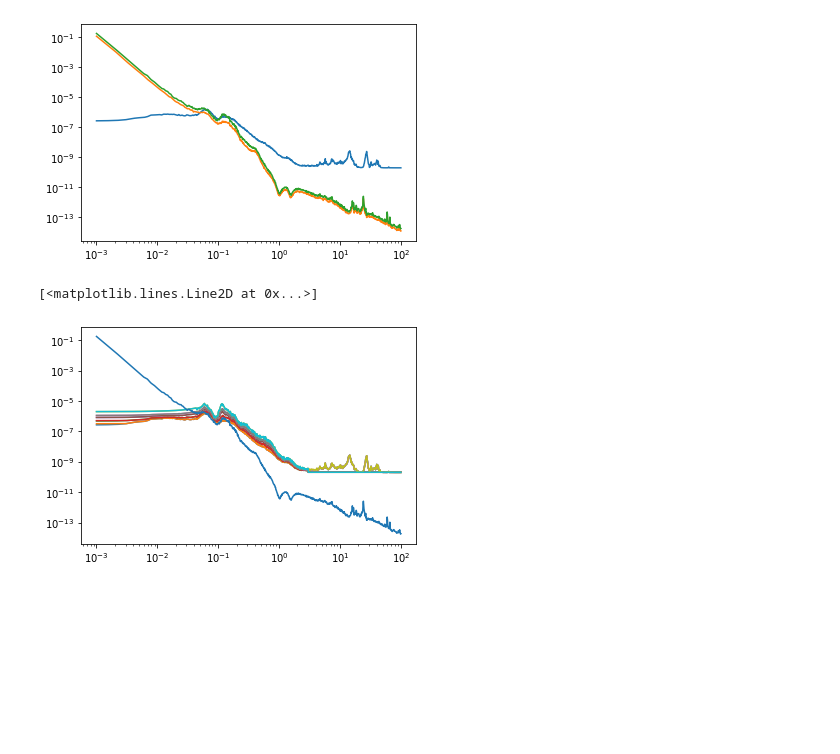
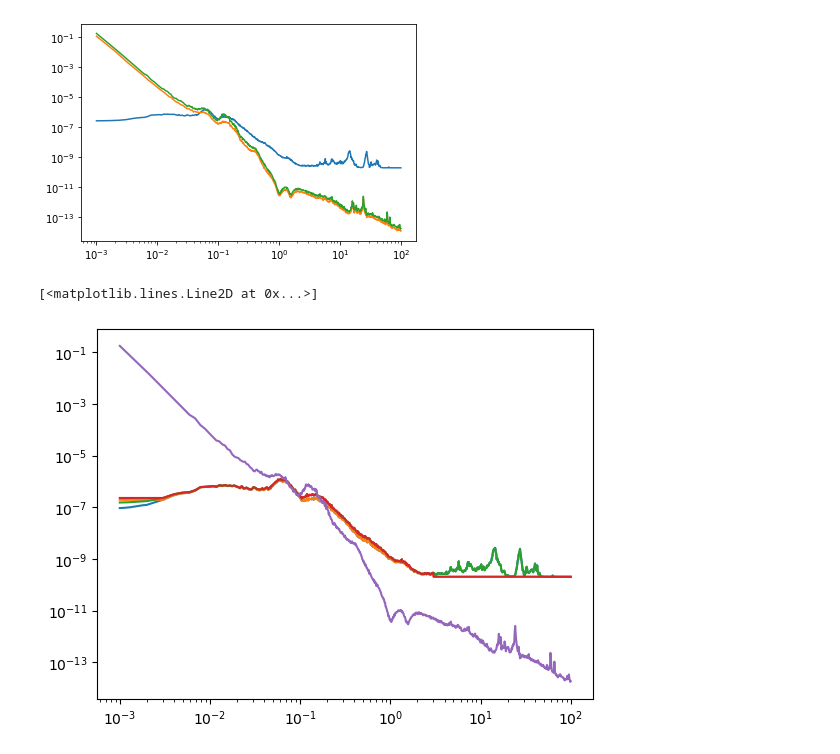
Before and after one commit to terrencetec/seibot, a Jupyter notebook: filter_design/ham4_blend_redo.ipynb, the cells around one changed output. Cells and saved outputs as stored; diff of their text form; code cells hidden in the pictures; blank space fills up the shorter version.

```diff
--- a/filter_design/ham4_blend_redo.ipynb
+++ b/filter_design/ham4_blend_redo.ipynb
@@ -91,6 +91,8 @@ residual_70 = percentile_spectrum(residuals, 0.70)
 residual_80 = percentile_spectrum(residuals, 0.8)
 residual_90 = percentile_spectrum(residuals, 0.9)
 
+seismic_10 = percentile_spectrum(seismics, 0.1)
+seismic_25 = percentile_spectrum(seismics, 0.25)
 seismic_50 = percentile_spectrum(seismics, 0.5)
 seismic_75 = percentile_spectrum(seismics, 0.75)
 seismic_90 = percentile_spectrum(seismics, 0.90)
@@ -112,6 +114,8 @@ residual_70r = 10**np.interp(np.log10(f_), np.log10(f), np.log10(residual_70))
 residual_80r = 10**np.interp(np.log10(f_), np.log10(f), np.log10(residual_80))
 residual_90r = 10**np.interp(np.log10(f_), np.log10(f), np.log10(residual_90))
 
+seismic_10r = 10**np.interp(np.log10(f_), np.log10(f), np.log10(seismic_10))
+seismic_25r = 10**np.interp(np.log10(f_), np.log10(f), np.log10(seismic_25))
 seismic_50r = 10**np.interp(np.log10(f_), np.log10(f), np.log10(seismic_50))
 seismic_75r = 10**np.interp(np.log10(f_), np.log10(f), np.log10(seismic_75))
 seismic_90r = 10**np.interp(np.log10(f_), np.log10(f), np.log10(seismic_90))
@@ -197,6 +203,8 @@ h_sc *= prefilt
 # seismic_90 = seismic_90_npz["asd"]
 
 # Pad
+seismic_10r[f_<0.043] = seismic_10r[f_>0.043][0]
+seismic_25r[f_<0.043] = seismic_25r[f_>0.043][0]
 seismic_50r[f_<0.043] = seismic_50r[f_>0.043][0]
 seismic_75r[f_<0.043] = seismic_75r[f_>0.043][0]
 seismic_90r[f_<0.043] = seismic_90r[f_>0.043][0]
@@ -209,6 +217,10 @@ seismometer_90_npz = np.load("noise_spectrums/ham4/seismometer_90.npz")
 seismometer_90 = seismometer_90_npz["asd"]
 
 # Calculated corrected relative
+n_sc_10 = ((abs(h_sc(1j*2*np.pi*f_))*seismometer_90)**2
+           + (abs((1-h_sc)(1j*2*np.pi*f_))*seismic_10r)**2)**.5
+n_sc_25 = ((abs(h_sc(1j*2*np.pi*f_))*seismometer_90)**2
+           + (abs((1-h_sc)(1j*2*np.pi*f_))*seismic_25r)**2)**.5
 n_sc_50 = ((abs(h_sc(1j*2*np.pi*f_))*seismometer_90)**2
            + (abs((1-h_sc)(1j*2*np.pi*f_))*seismic_50r)**2)**.5
 
@@ -230,6 +242,8 @@ def noise_model(f, na, nb, a, b):
 n_ade1_params = [1*10**-10.0625, 2e-10, 0.75, 0]
 n_cps = noise_model(f_, *n_ade1_params)
 
+n_rel_10 = (n_cps**2 + n_sc_10**2)**.5
+n_rel_25 = (n_cps**2 + n_sc_25**2)**.5
 n_rel_50 = (n_cps**2 + n_sc_50**2)**.5
 n_rel_75 = (n_cps**2 + n_sc_75**2)**.5
 n_rel_90 = (n_cps**2 + n_sc_90**2)**.5
@@ -254,6 +268,14 @@ residual_50r_pad[f_>20] = residual_50r[f_<20][-1]
 residual_90r_pad = residual_90r.copy()
 residual_90r_pad[f_<3e-3] = residual_90r[f_>3e-3][0]
 residual_90r_pad[f_>20] = residual_90r[f_<20][-1]
+
+n_rel_10_pad = n_rel_10.copy()
+n_rel_10_pad[f_<3e-3] = n_rel_10[f_>3e-3][0]
+n_rel_10_pad[f_>3] = n_cps[f_<3][-1]
+
+n_rel_25_pad = n_rel_25.copy()
+n_rel_25_pad[f_<3e-3] = n_rel_25[f_>3e-3][0]
+n_rel_25_pad[f_>3] = n_cps[f_<3][-1]
 
 n_rel_50_pad = n_rel_50.copy()
 n_rel_50_pad[f_<3e-3] = n_rel_50[f_>3e-3][0]
@@ -275,27 +297,33 @@ n_rel_99_pad = n_rel_99.copy()
 n_rel_99_pad[f_<3e-3] = n_rel_99[f_>3e-3][0]
 n_rel_99_pad[f_>3] = n_cps[f_<3][-1]
 # %%
-plt.loglog(f_, n_rel_50)
-plt.loglog(f_, n_rel_50_pad)
+plt.loglog(f_, n_rel_10)
+plt.loglog(f_, n_rel_10_pad)
 
-plt.loglog(f_, n_rel_75)
-plt.loglog(f_, n_rel_75_pad)
+plt.loglog(f_, n_rel_25)
+plt.loglog(f_, n_rel_25_pad)
 
-plt.loglog(f_, n_rel_90)
-plt.loglog(f_, n_rel_90_pad)
+# plt.loglog(f_, n_rel_50)
+# plt.loglog(f_, n_rel_50_pad)
 
-plt.loglog(f_, n_rel_95)
-plt.loglog(f_, n_rel_95_pad)
-plt.loglog(f_, n_rel_99)
-plt.loglog(f_, n_rel_99_pad)
+# plt.loglog(f_, n_rel_75)
+# plt.loglog(f_, n_rel_75_pad)
+
+# plt.loglog(f_, n_rel_90)
+# plt.loglog(f_, n_rel_90_pad)
+
+# plt.loglog(f_, n_rel_95)
+# plt.loglog(f_, n_rel_95_pad)
+# plt.loglog(f_, n_rel_99)
+# plt.loglog(f_, n_rel_99_pad)
 
 # plt.loglog(f_, residual_50r)
 # plt.loglog(f_, residual_50r_pad)
 plt.loglog(f_, residual_90r)
 # plt.loglog(f_, residual_90r_pad)
 # %% [output]
 [<matplotlib.lines.Line2D at 0x...>]
-[figure, old version]
+[figure, new version]
 # %%
 #Fit
 
```
Also changed, not shown: parts of 9 cells of this notebook, 8 other files.
